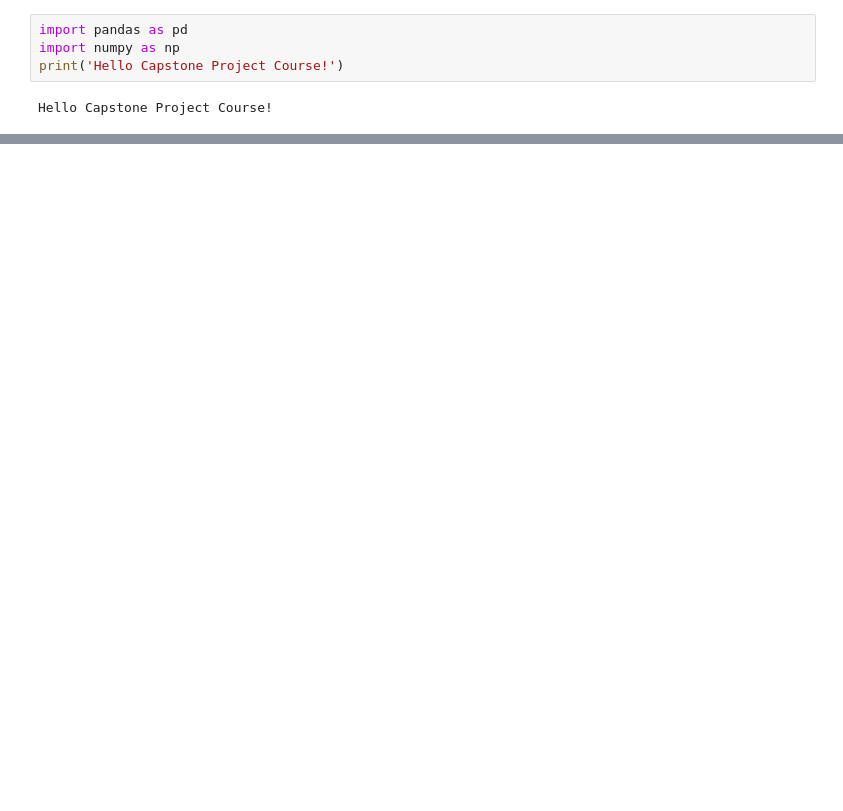
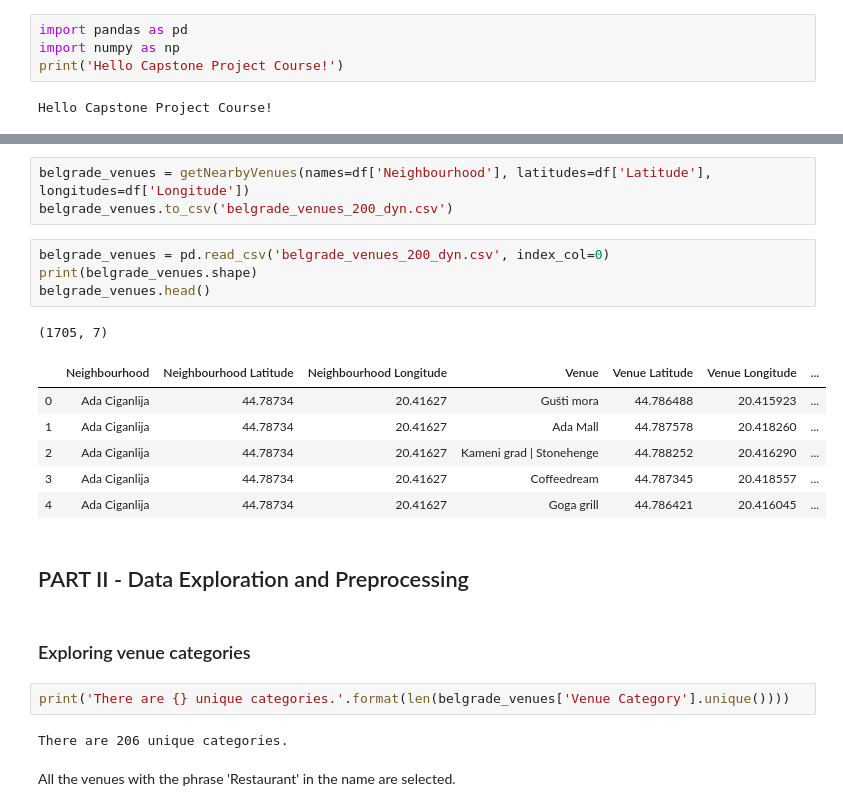
Before and after one commit to JovanNj/Coursera_Capstone, a Jupyter notebook: Capstone Notebook.ipynb, the cells around one changed output, grey strips where cells are left out. Saved outputs shown, nothing was run; the diff lists cells and outputs as text; blank space fills up the shorter version.

```diff
--- a/Capstone Notebook.ipynb
+++ b/Capstone Notebook.ipynb
@@ -10,0 +174,25 @@ Hello Capstone Project Course!
+# %%
+belgrade_venues = getNearbyVenues(names=df['Neighbourhood'], latitudes=df['Latitude'], longitudes=df['Longitude'])
+belgrade_venues.to_csv('belgrade_venues_200_dyn.csv')
+# %%
+belgrade_venues = pd.read_csv('belgrade_venues_200_dyn.csv', index_col=0)
+print(belgrade_venues.shape)
+belgrade_venues.head()
+# %% [output]
+(1705, 7)
+|  | Neighbourhood | Neighbourhood Latitude | Neighbourhood Longitude | Venue | Venue Latitude | Venue Longitude | ... |
+| 0 | Ada Ciganlija | 44.78734 | 20.41627 | Gušti mora | 44.786488 | 20.415923 | ... |
+| 1 | Ada Ciganlija | 44.78734 | 20.41627 | Ada Mall | 44.787578 | 20.418260 | ... |
+| 2 | Ada Ciganlija | 44.78734 | 20.41627 | Kameni grad | Stonehenge | 44.788252 | 20.416290 | ... |
+| 3 | Ada Ciganlija | 44.78734 | 20.41627 | Coffeedream | 44.787345 | 20.418557 | ... |
+| 4 | Ada Ciganlija | 44.78734 | 20.41627 | Goga grill | 44.786421 | 20.416045 | ... |
+# %% [markdown]
+## PART II - Data Exploration and Preprocessing
+# %% [markdown]
+### Exploring venue categories
+# %%
+print('There are {} unique categories.'.format(len(belgrade_venues['Venue Category'].unique())))
+# %% [output]
+There are 206 unique categories.
+# %% [markdown]
+All the venues with the phrase 'Restaurant' in the name are selected.
```
Also changed, not shown: parts of 46 cells of this notebook, 6 other files.
